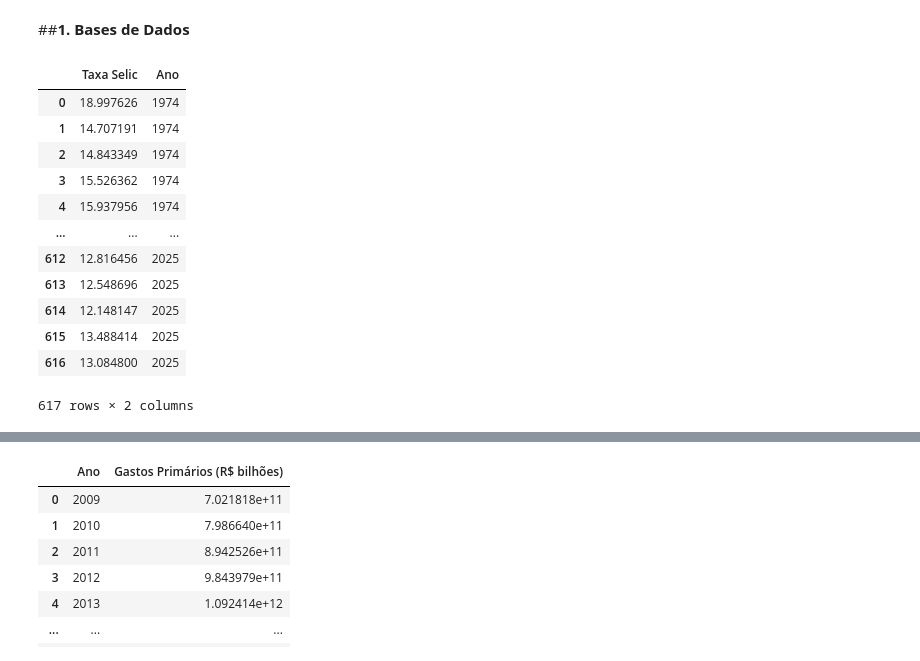
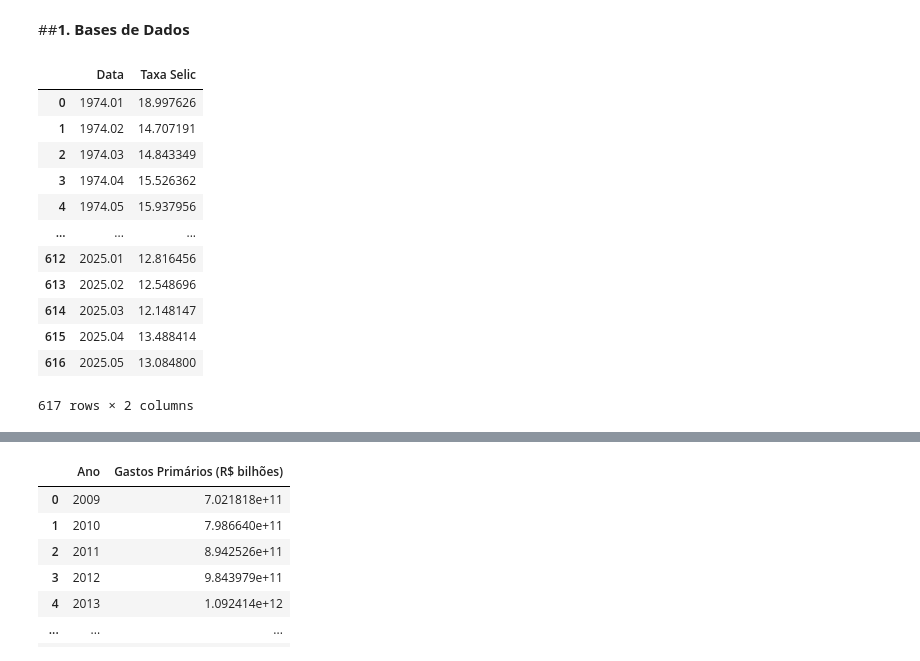
Before and after one commit to gabyxsantos/Economia, a Jupyter notebook: trabalho_pt2.ipynb, the cells around one changed output, grey strips where cells are left out. Drawn from its saved outputs; the diff is of its cells as text; code cells hidden in the pictures.

```diff
--- a/trabalho_pt2.ipynb
+++ b/trabalho_pt2.ipynb
@@ -36,31 +36,28 @@ import matplotlib.pyplot as plt
 # %%
 url_selic = "https://raw.githubusercontent.com/gabyxsantos/Economia/refs/heads/main/base_de_dados/Selic.csv"
 dados_selic = pd.read_csv(url_selic, sep=";")
 
 dados_selic = dados_selic.rename(columns ={
     "Taxa de juros nominal - Over / Selic - (% a.a.) - Banco Central do Brasil, Boletim, Seção mercado financeiro e de capitais (Bacen/Boletim/M. Finan.) - PAN12_TJOVER12" : "Taxa Selic"
 })
-dados_selic['Data'] = dados_selic['Data'].astype(str)
-dados_selic['Ano'] = dados_selic['Data'].apply(lambda x: int(x.split('.')[0]))
-dados_selic = dados_selic.drop('Data', axis = 1)
-dados_selic = dados_selic.drop('Unnamed: 2', axis = 1)
+dados_selic = dados_selic.drop('Unnamed: 2', axis=1)
 dados_selic['Taxa Selic'] = dados_selic['Taxa Selic'].astype(str)
 dados_selic['Taxa Selic'] = dados_selic['Taxa Selic'].str.replace(',', '.', regex=True)
 dados_selic['Taxa Selic'] = pd.to_numeric(dados_selic['Taxa Selic'], errors='coerce')
 dados_selic
 # %% [output]
-|  | Taxa Selic | Ano |
-| 0 | 18.997626 | 1974 |
-| 1 | 14.707191 | 1974 |
-| 2 | 14.843349 | 1974 |
-| 3 | 15.526362 | 1974 |
-| 4 | 15.937956 | 1974 |
+|  | Data | Taxa Selic |
+| 0 | 1974.01 | 18.997626 |
+| 1 | 1974.02 | 14.707191 |
+| 2 | 1974.03 | 14.843349 |
+| 3 | 1974.04 | 15.526362 |
+| 4 | 1974.05 | 15.937956 |
 | ... | ... | ... |
-| 612 | 12.816456 | 2025 |
-| 613 | 12.548696 | 2025 |
-| 614 | 12.148147 | 2025 |
-| 615 | 13.488414 | 2025 |
-| 616 | 13.084800 | 2025 |
+| 612 | 2025.01 | 12.816456 |
+| 613 | 2025.02 | 12.548696 |
+| 614 | 2025.03 | 12.148147 |
+| 615 | 2025.04 | 13.488414 |
+| 616 | 2025.05 | 13.084800 |
 617 rows × 2 columns
 # %%
 url_desocupacaoIdade = "https://raw.githubusercontent.com/gabyxsantos/Economia/refs/heads/main/base_de_dados/desocupacaoIdade.csv"
```
Also changed, not shown: parts of 12 cells of this notebook.
